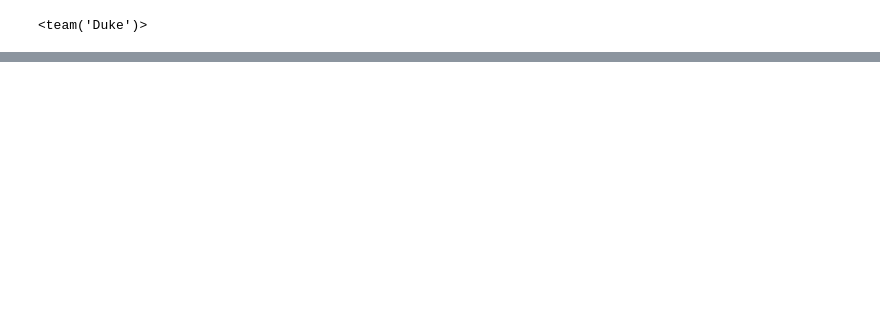
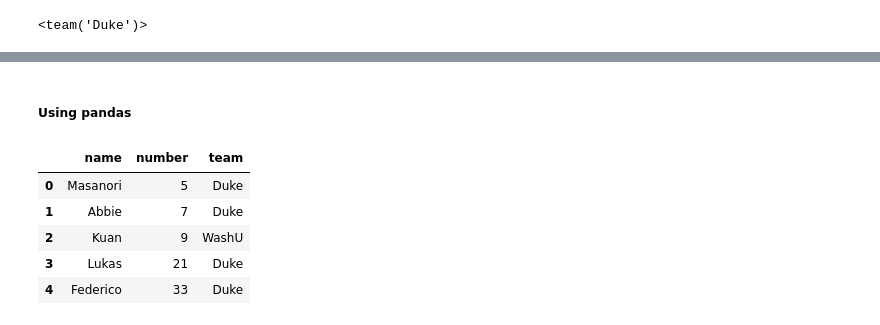
Before and after one commit to amvelazquez/PythonCamp2024, a Jupyter notebook: Day08/Lecture/day08_lecture.ipynb, the cells around one changed output, grey strips where cells are left out. Cells and saved outputs as stored; diff of their text form; code cells hidden in the pictures; blank space fills up the shorter version.

```diff
--- a/Day08/Lecture/day08_lecture.ipynb
+++ b/Day08/Lecture/day08_lecture.ipynb
@@ -504,7 +587,6 @@ session.commit()
 # %%
-# Add Cecilia again
-cecilia = Player(name = "Cecilia", number = 9)
-session.add(cecilia)
+alma = Player(name = "Alma", number = 9)
+session.add(alma)
 # %%
 session.commit()
 # %%
@@ -543,3 +633,5 @@ with open("players.csv", 'w') as f:
             my_writer.writerow({"name":player.name, "number":player.number, "team":player.team.name})
         except AttributeError:
             my_writer.writerow({"name":player.name, "number":player.number, "team":""})
+# %% [markdown]
+##### Using pandas
@@ -545,0 +640,23 @@ with open("players.csv", 'w') as f:
+# %%
+player_dict = {'name': [],
+              'number': [],
+              'team': []}
+# %%
+for player in players:
+    player_dict['name'].append(player.name)
+    player_dict['number'].append(player.number)
+    try:
+        player_dict['team'].append(player.team.name)
+    except AttributeError:
+        player_dict['team'].append("None")
+# %%
+player_df = pd.DataFrame(player_dict)
+# %%
+player_df.head()
+# %% [output]
+|  | name | number | team |
+| 0 | Masanori | 5 | Duke |
+| 1 | Abbie | 7 | Duke |
+| 2 | Kuan | 9 | WashU |
+| 3 | Lukas | 21 | Duke |
+| 4 | Federico | 33 | Duke |
```
Also changed, not shown: parts of 185 cells of this notebook, 3 other files.
